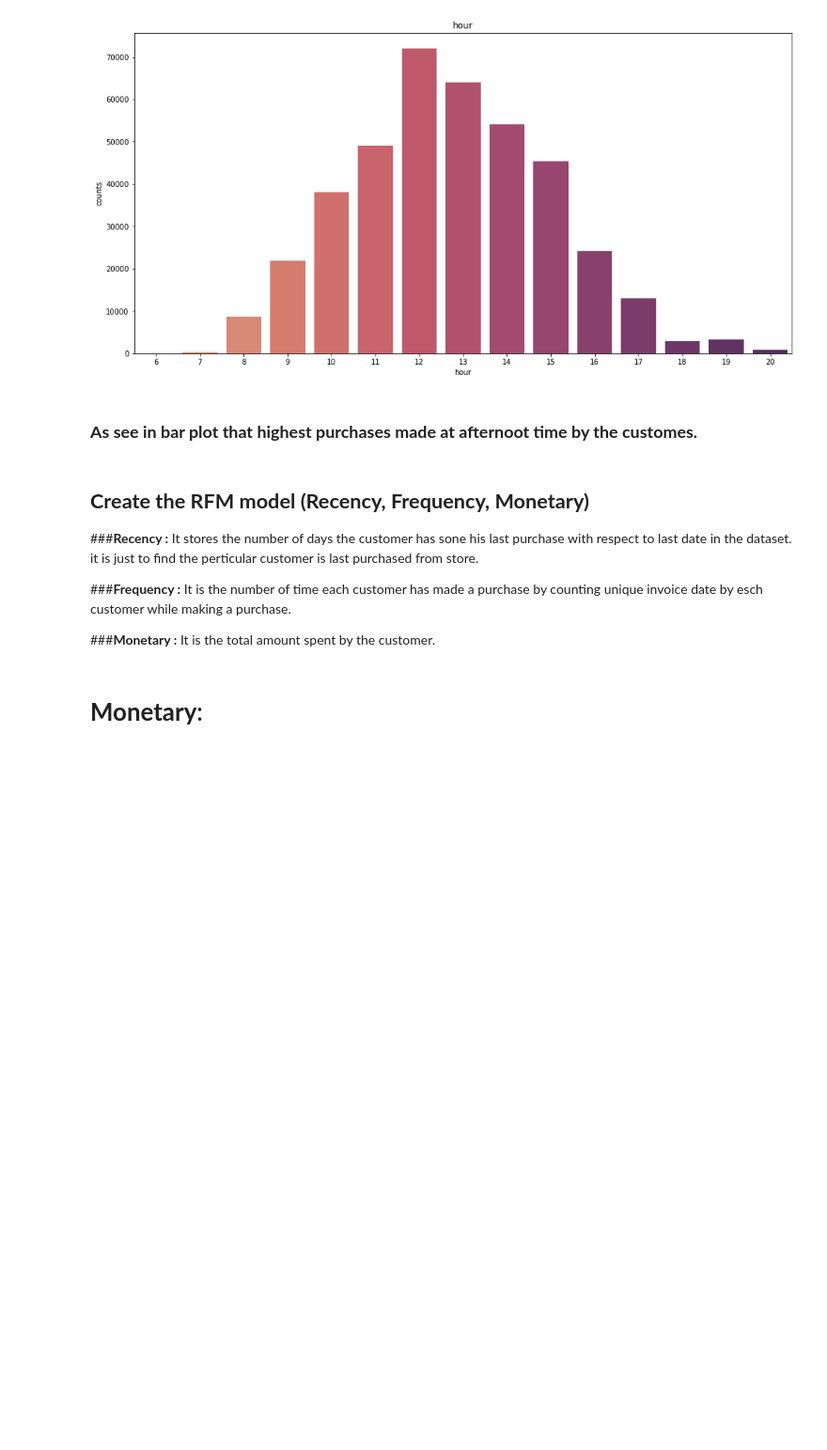
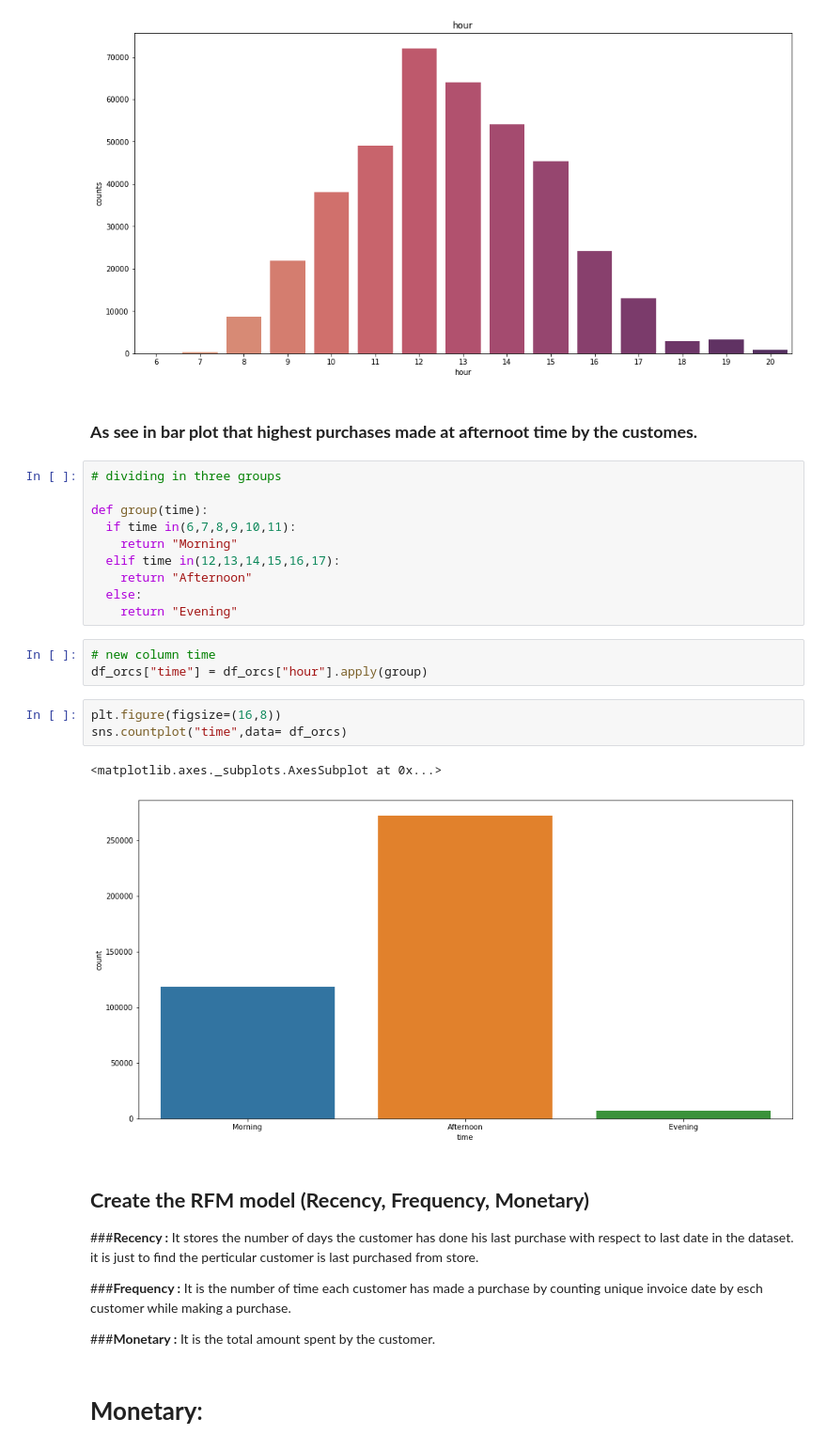
Before and after one commit to milanajudiya/Customer_Segmentation, a Jupyter notebook: Online_Retail_Customer_Segmentation.ipynb, the cells around one changed output. Shown at 94% size. Cells and saved outputs as stored; diff of their text form; blank space fills up the shorter version.

```diff
--- a/Online_Retail_Customer_Segmentation.ipynb
+++ b/Online_Retail_Customer_Segmentation.ipynb
@@ -411,10 +406,29 @@ Text(0.5, 1.0, 'hour')
 [figure]
 # %% [markdown]
 ### **As see in bar plot that highest purchases made at afternoot time by the customes.**
+# %%
+# dividing in three groups
+
+def group(time):
+  if time in(6,7,8,9,10,11):
+    return "Morning"
+  elif time in(12,13,14,15,16,17):
+    return "Afternoon"
+  else:
+    return "Evening"
+# %%
+# new column time
+df_orcs["time"] = df_orcs["hour"].apply(group)
+# %%
+plt.figure(figsize=(16,8))
+sns.countplot("time",data= df_orcs)
+# %% [output]
+<matplotlib.axes._subplots.AxesSubplot at 0x...>
+[figure, added]
 # %% [markdown]
 ## **Create the RFM model (Recency, Frequency, Monetary)**
 
-###**Recency :** It stores the number of days the customer has sone his last purchase with respect to last date in the dataset. it is just to find the perticular customer is last purchased from store.
+###**Recency :** It stores the number of days the customer has done his last purchase with respect to last date in the dataset. it is just to find the perticular customer is last purchased from store.
 
 ###**Frequency :** It is the number of time each customer has made a purchase by counting unique invoice date by esch customer while making a purchase.
 
```
Also changed, not shown: parts of 59 cells of this notebook.
